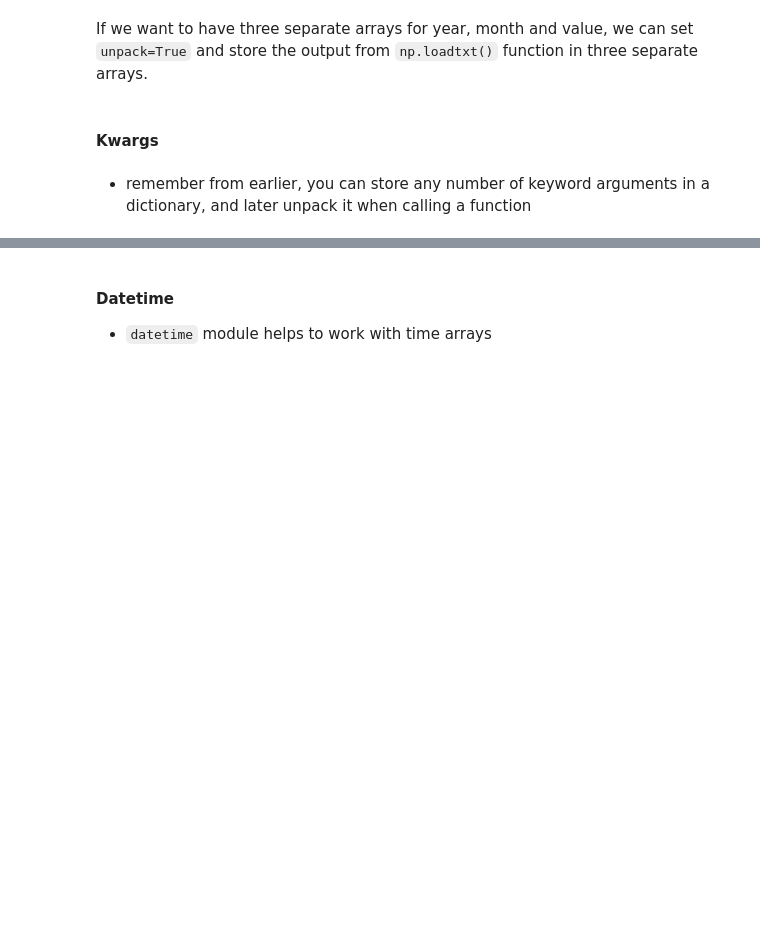
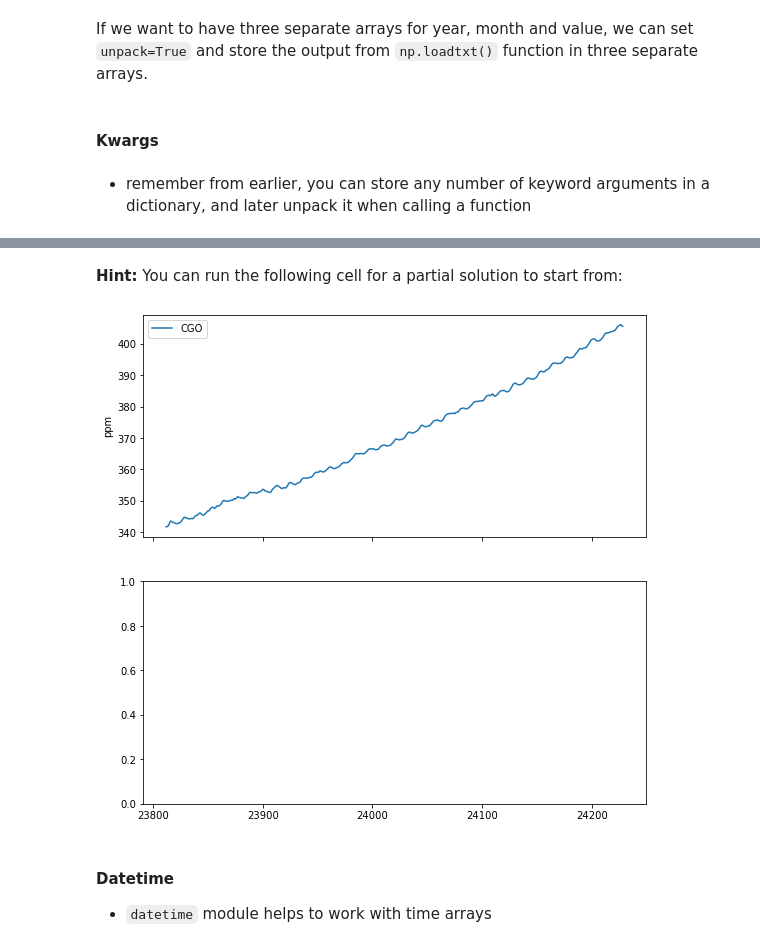
Before and after one commit to ueapy/pythoncourse2021-materials, a Jupyter notebook: notebooks/15-Matplotlib.ipynb, the cells around one changed output, grey strips where cells are left out. Saved outputs shown, nothing was run; the diff lists cells and outputs as text; code cells hidden in the pictures; blank space fills up the shorter version.

```diff
--- a/notebooks/15-Matplotlib.ipynb
+++ b/notebooks/15-Matplotlib.ipynb
@@ -233,0 +267,5 @@ mhd_ch4_yr, mhd_ch4_mn, mhd_ch4_val = np.loadtxt('../data/ch4_mhd_surface-flask_
+# %%
+cgo_co2_time_dummy = cgo_co2_yr*12 + cgo_co2_mn
+mhd_co2_time_dummy = mhd_co2_yr*12 + mhd_co2_mn
+cgo_ch4_time_dummy = cgo_ch4_yr*12 + cgo_ch4_mn
+mhd_ch4_time_dummy = mhd_ch4_yr*12 + mhd_ch4_mn
@@ -234,3 +280,19 @@ mhd_ch4_yr, mhd_ch4_mn, mhd_ch4_val = np.loadtxt('../data/ch4_mhd_surface-flask_
+# %% [markdown]
+**Hint:** You can run the following cell for a partial solution to start from:
+# %%
+# create the figure and desired subplot axes arrangement:
+fig, axes = plt.subplots(nrows=2, ncols=1, figsize=(9,9), sharex=True)
+
+# plot data on the first subplot:
+axes[0].plot(cgo_co2_time_dummy, cgo_co2_val, label='CGO')
+
+# add a label for the Y axis:
+axes[0].set_ylabel('ppm')
+
+# add a legend (this uses the "label" specified when plotting)
+axes[0].legend();
+# %% [output]
+[figure, added]
 # %% [markdown]
 #### Datetime
 
```
Also changed, not shown: parts of 27 cells of this notebook.
